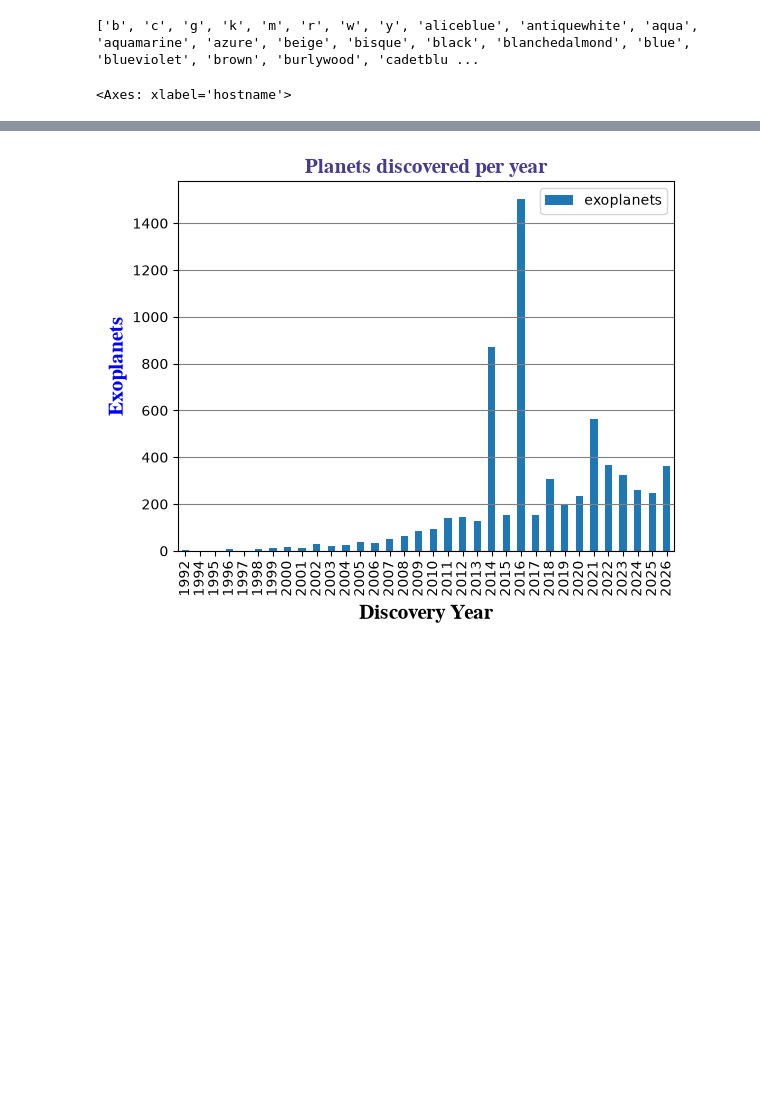
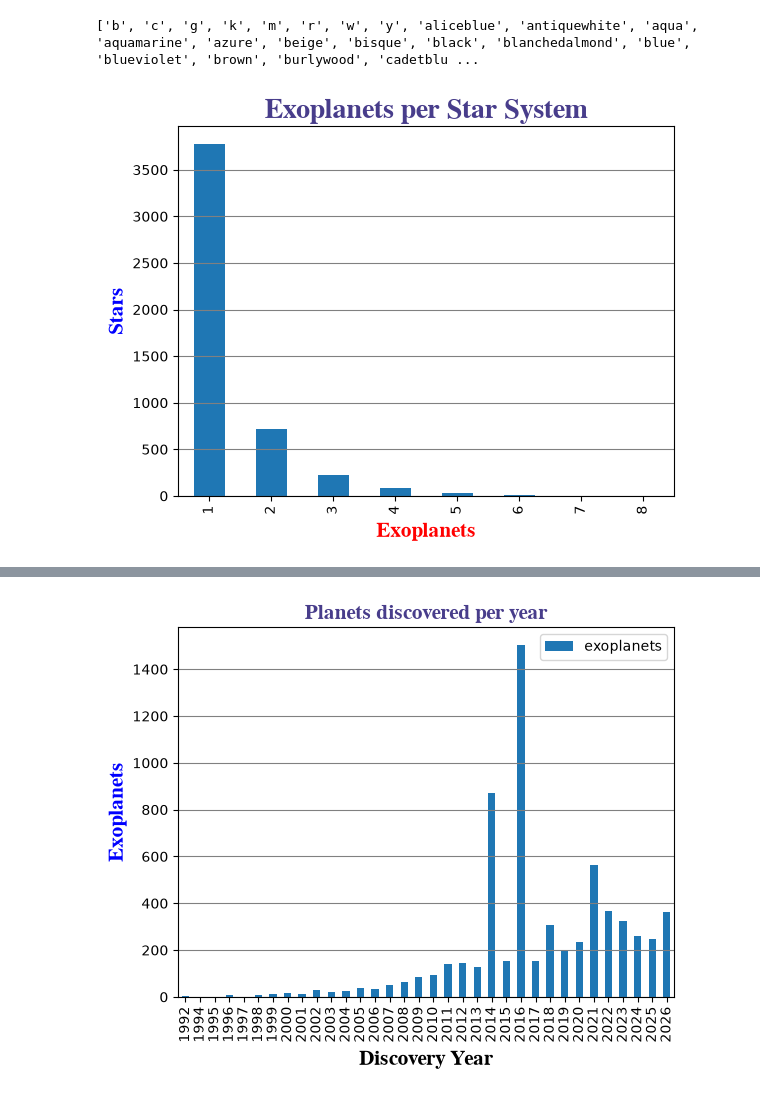
Before and after one commit to alexandervp1/aequo-finance, a Jupyter notebook: data/astronomical_analysis.ipynb, the cells around one changed output, grey strips where cells are left out. Cells and saved outputs as stored; diff of their text form; code cells hidden in the pictures; blank space fills up the shorter version.

Commit message:
added 1 chart, sql practice

```diff
--- a/data/astronomical_analysis.ipynb
+++ b/data/astronomical_analysis.ipynb
@@ -87,15 +87,26 @@ print(colors)
 # %% [output]
 ['b', 'c', 'g', 'k', 'm', 'r', 'w', 'y', 'aliceblue', 'antiquewhite', 'aqua', 'aquamarine', 'azure', 'beige', 'bisque', 'black', 'blanchedalmond', 'blue', 'blueviolet', 'brown', 'burlywood', 'cadetblu ...
 # %%
-#Average number of planets per star
+#Exoplanets per star system
 
 avg_pl_per_star = pd.read_sql("""
-    SELECT hostname, COUNT(*) AS exoplanets
+    SELECT hostname, COUNT(*) AS n
     FROM exoplanets_data
     GROUP BY hostname
-    ORDER BY ROUND(AVG(hostname))
+    ORDER BY hostname ASC
 """, engine)
 
-avg_pl_per_star.plot.bar(x='hostname', y='exoplanets')
+counts = avg_pl_per_star['n'].value_counts().sort_index()
+
+
+counts.plot.bar()
+
+plt.title('Exoplanets per Star System', fontsize=20, family='FreeSerif', fontweight='heavy',
+          color='darkslateblue')
+
+plt.xlabel('Exoplanets', fontsize=15, family='FreeSerif', fontweight='bold', color='r')
+plt.ylabel('Stars', fontsize=15, family='FreeSerif', fontweight='bold', color='blue')
+
+plt.grid(axis='y', color='gray')
 # %% [output]
-<Axes: xlabel='hostname'>
+[figure, added]
```
Also changed, not shown: parts of 5 cells of this notebook.
